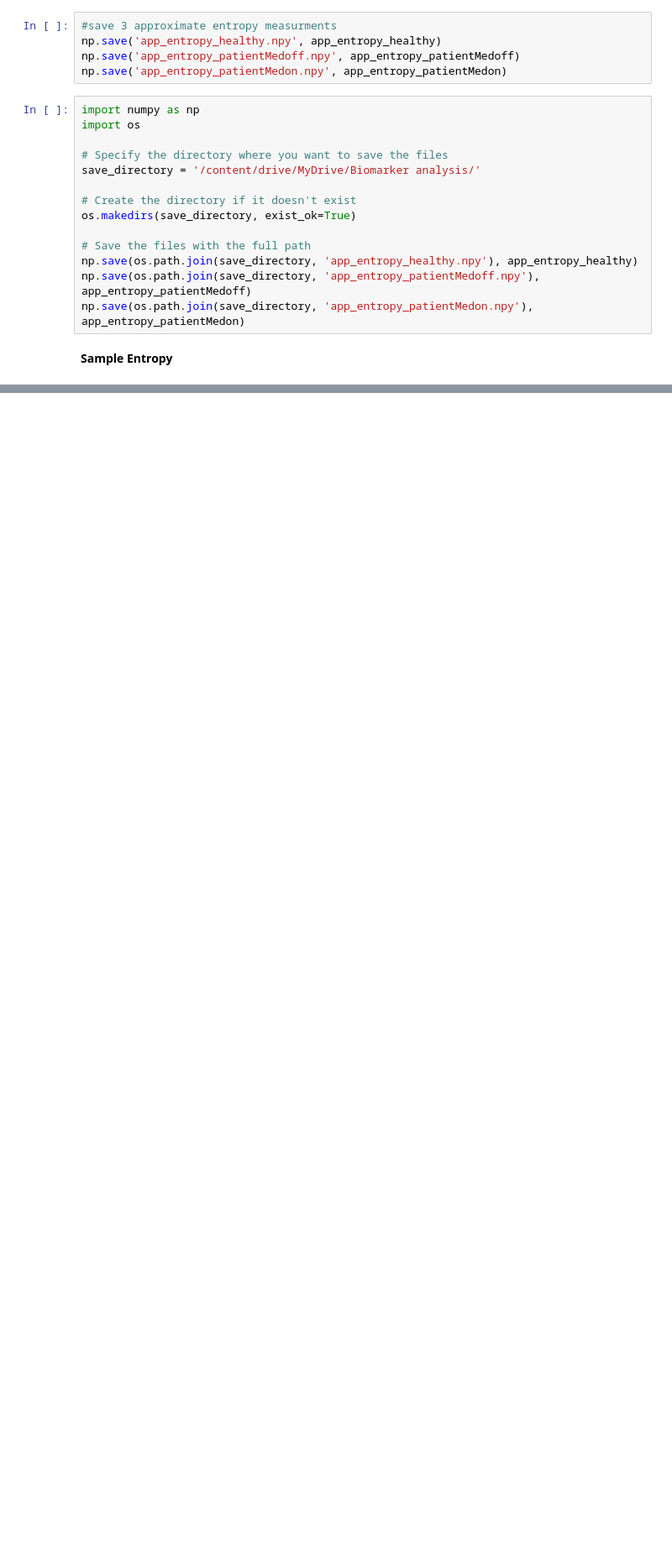
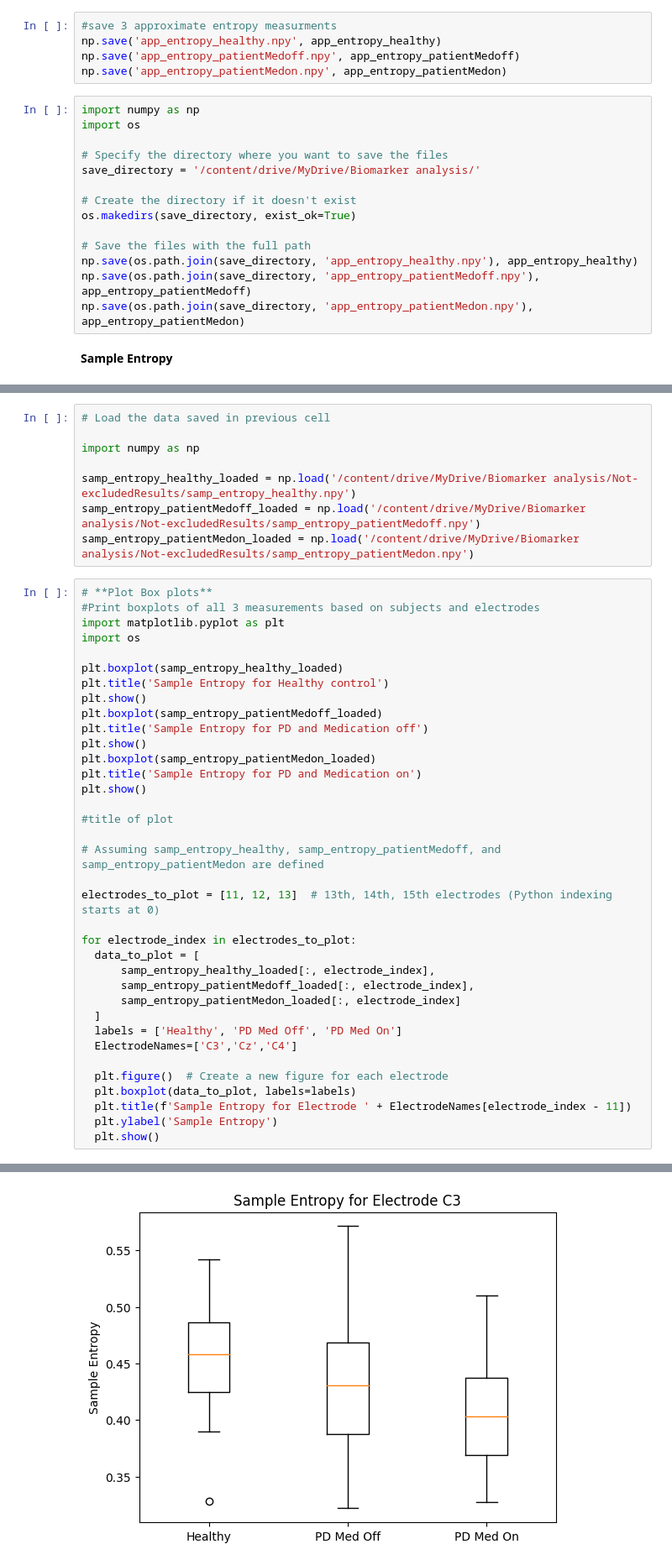
Before and after one commit to faramh/Biomarker-analysis-for-Parkinson-s-disease, a Jupyter notebook: Entropy_Analysis.ipynb, the cells around one changed output, grey strips where cells are left out. Shown at 84% size. Cells and saved outputs as stored; diff of their text form; blank space fills up the shorter version.

```diff
--- a/Entropy_Analysis.ipynb
+++ b/Entropy_Analysis.ipynb
@@ -1086,0 +1096,45 @@ NameError: name 'plt' is not defined
+# %%
+# Load the data saved in previous cell
+
+import numpy as np
+
+samp_entropy_healthy_loaded = np.load('/content/drive/MyDrive/Biomarker analysis/Not-excludedResults/samp_entropy_healthy.npy')
+samp_entropy_patientMedoff_loaded = np.load('/content/drive/MyDrive/Biomarker analysis/Not-excludedResults/samp_entropy_patientMedoff.npy')
+samp_entropy_patientMedon_loaded = np.load('/content/drive/MyDrive/Biomarker analysis/Not-excludedResults/samp_entropy_patientMedon.npy')
+# %%
+# **Plot Box plots**
+#Print boxplots of all 3 measurements based on subjects and electrodes
+import matplotlib.pyplot as plt
+import os
+
+plt.boxplot(samp_entropy_healthy_loaded)
+plt.title('Sample Entropy for Healthy control')
+plt.show()
+plt.boxplot(samp_entropy_patientMedoff_loaded)
+plt.title('Sample Entropy for PD and Medication off')
+plt.show()
+plt.boxplot(samp_entropy_patientMedon_loaded)
+plt.title('Sample Entropy for PD and Medication on')
+plt.show()
+
+#title of plot
+
+# Assuming samp_entropy_healthy, samp_entropy_patientMedoff, and samp_entropy_patientMedon are defined
+
+electrodes_to_plot = [11, 12, 13]  # 13th, 14th, 15th electrodes (Python indexing starts at 0)
+
+for electrode_index in electrodes_to_plot:
+  data_to_plot = [
+      samp_entropy_healthy_loaded[:, electrode_index],
+      samp_entropy_patientMedoff_loaded[:, electrode_index],
+      samp_entropy_patientMedon_loaded[:, electrode_index]
+  ]
+  labels = ['Healthy', 'PD Med Off', 'PD Med On']
+  ElectrodeNames=['C3','Cz','C4']
+
+  plt.figure()  # Create a new figure for each electrode
+  plt.boxplot(data_to_plot, labels=labels)
+  plt.title(f'Sample Entropy for Electrode ' + ElectrodeNames[electrode_index - 11])
+  plt.ylabel('Sample Entropy')
+  plt.show()
+# %% [output]
@@ -1086,0 +1144 @@ NameError: name 'plt' is not defined
+[figure, added]
```
Also changed, not shown: parts of 63 cells of this notebook.
